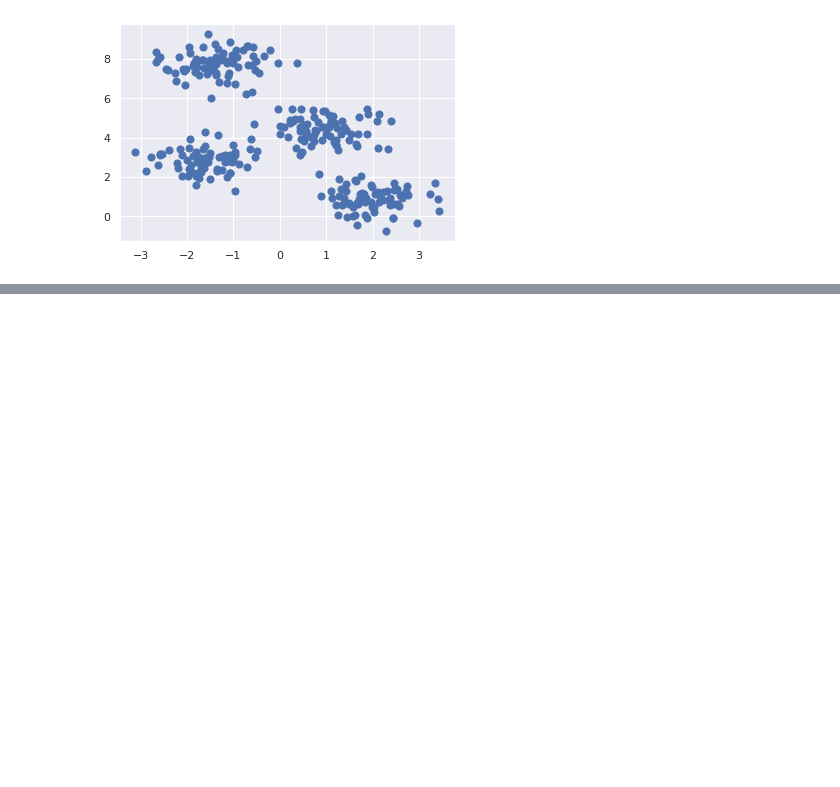
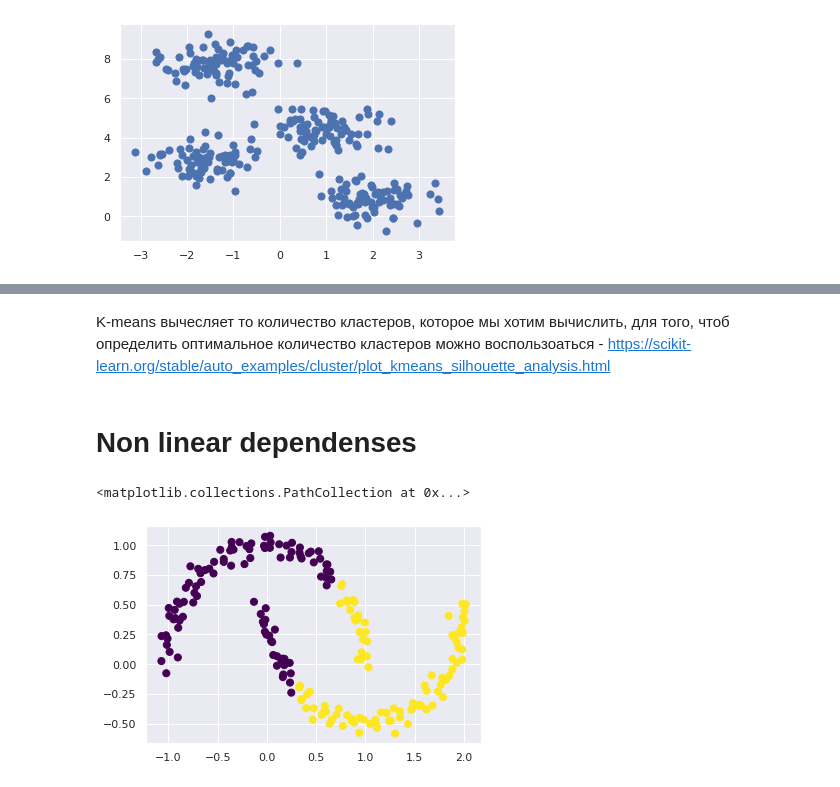
Before and after one commit to adaniky/my_own_reminders, a Jupyter notebook: Python/SkLearn/K-Means.ipynb, the cells around one changed output, grey strips where cells are left out. Cells and saved outputs as stored; diff of their text form; code cells hidden in the pictures; blank space fills up the shorter version.

Commit message:
Complited K-means

```diff
--- a/Python/SkLearn/K-Means.ipynb
+++ b/Python/SkLearn/K-Means.ipynb
@@ -27,0 +37,13 @@ plt.scatter(centers[:, 0], centers[:, 1], c='black', s=200, alpha=0.5)
+# %% [markdown]
+K-means вычесляет то количество кластеров, которое мы хотим вычислить, для того, чтоб определить оптимальное количество кластеров можно воспользоаться - https://scikit-learn.org/stable/auto_examples/cluster/plot_kmeans_silhouette_analysis.html
+# %% [markdown]
+# Non linear dependenses
+# %%
+from sklearn.datasets import make_moons
+X, y = make_moons(200, noise=.05, random_state=0)
+labels = KMeans(2, random_state=0).fit_predict(X)
+plt.scatter(X[:, 0], X[:, 1], c=labels,
+            s=50, cmap='viridis')
+# %% [output]
+<matplotlib.collections.PathCollection at 0x...>
+[figure, added]
```
Also changed, not shown: parts of 25 cells of this notebook, 1 other file.
